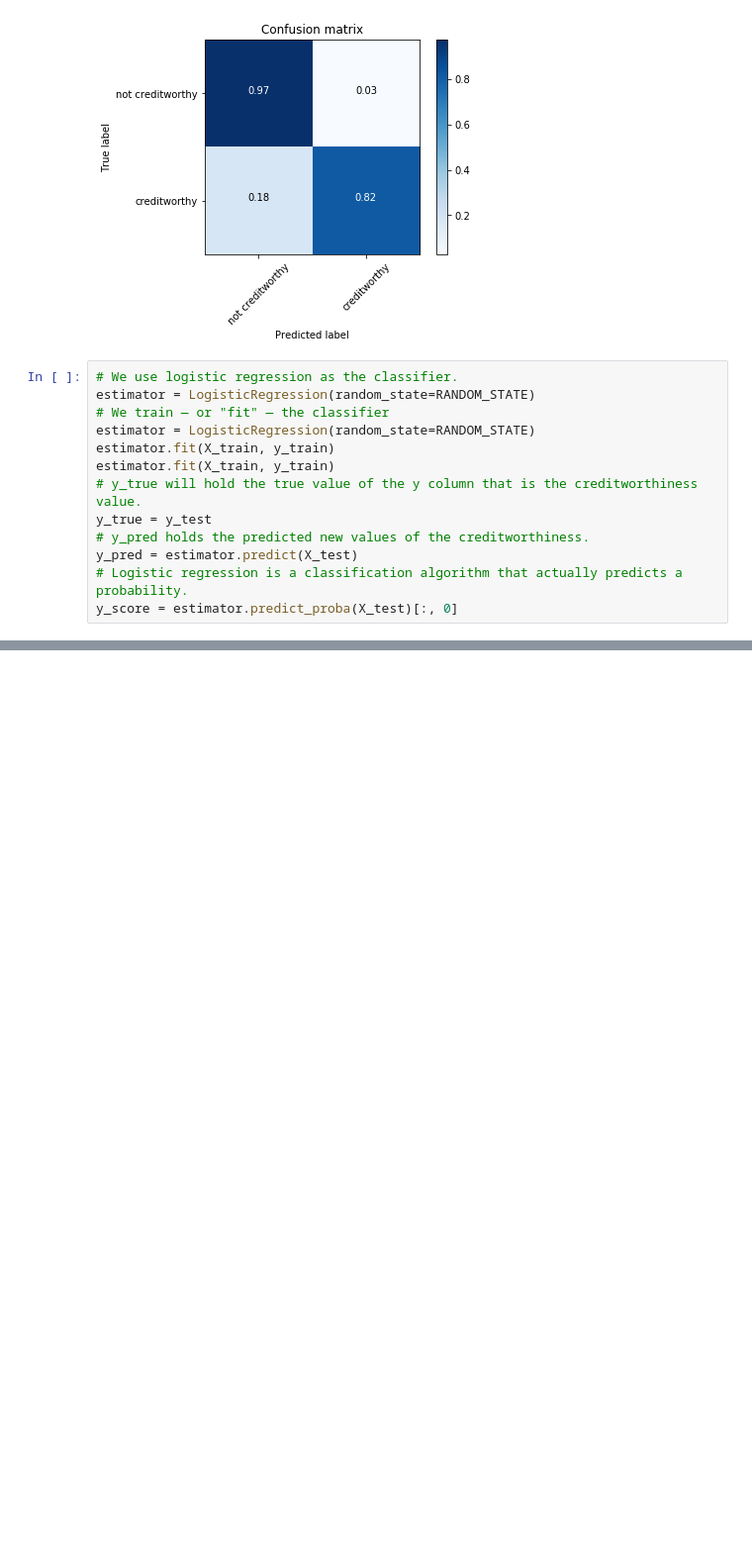
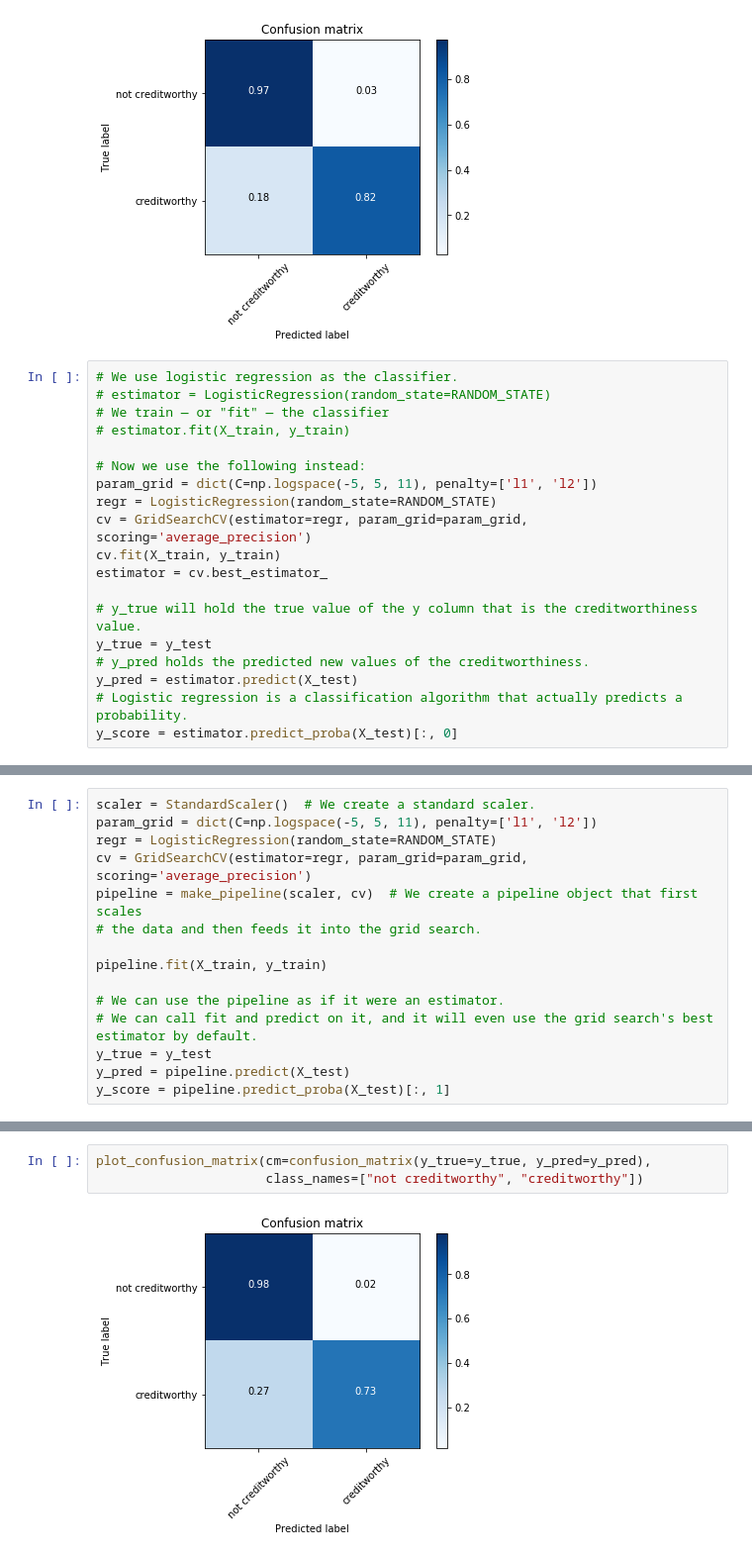
Before and after one commit to boscoybarra/Classifier_CoreML, a Jupyter notebook: Classifier.ipynb, the cells around one changed output, grey strips where cells are left out. Shown at 99% size. Drawn from its saved outputs; the diff is of its cells as text; blank space fills up the shorter version.

Commit message:
working on the estimator

```diff
--- a/Classifier.ipynb
+++ b/Classifier.ipynb
@@ -220,11 +220,17 @@ plot_confusion_matrix(cm=confusion_matrix(y_true=y_true, y_pred=y_pred),
 [figure]
 # %%
 # We use logistic regression as the classifier.
-estimator = LogisticRegression(random_state=RANDOM_STATE)
+# estimator = LogisticRegression(random_state=RANDOM_STATE)
 # We train — or "fit" — the classifier
-estimator = LogisticRegression(random_state=RANDOM_STATE)
-estimator.fit(X_train, y_train)
-estimator.fit(X_train, y_train)
+# estimator.fit(X_train, y_train)
+
+# Now we use the following instead:
+param_grid = dict(C=np.logspace(-5, 5, 11), penalty=['l1', 'l2'])
+regr = LogisticRegression(random_state=RANDOM_STATE)
+cv = GridSearchCV(estimator=regr, param_grid=param_grid, scoring='average_precision')
+cv.fit(X_train, y_train)
+estimator = cv.best_estimator_
+
 # y_true will hold the true value of the y column that is the creditworthiness value.
 y_true = y_test
 # y_pred holds the predicted new values of the creditworthiness.
@@ -238,0 +242,15 @@ LogisticRegression(C=1.0, class_weight=None, dual=False, fit_intercept=True,
+# %%
+scaler = StandardScaler()  # We create a standard scaler.
+param_grid = dict(C=np.logspace(-5, 5, 11), penalty=['l1', 'l2'])
+regr = LogisticRegression(random_state=RANDOM_STATE)
+cv = GridSearchCV(estimator=regr, param_grid=param_grid, scoring='average_precision')
+pipeline = make_pipeline(scaler, cv)  # We create a pipeline object that first scales
+# the data and then feeds it into the grid search.
+
+pipeline.fit(X_train, y_train)
+
+# We can use the pipeline as if it were an estimator.
+# We can call fit and predict on it, and it will even use the grid search's best estimator by default.
+y_true = y_test
+y_pred = pipeline.predict(X_test)
+y_score = pipeline.predict_proba(X_test)[:, 1]
@@ -238,0 +278,5 @@ LogisticRegression(C=1.0, class_weight=None, dual=False, fit_intercept=True,
+# %%
+plot_confusion_matrix(cm=confusion_matrix(y_true=y_true, y_pred=y_pred),
+                      class_names=["not creditworthy", "creditworthy"])
+# %% [output]
+[figure, added]
```
Also changed, not shown: parts of 8 cells of this notebook.
